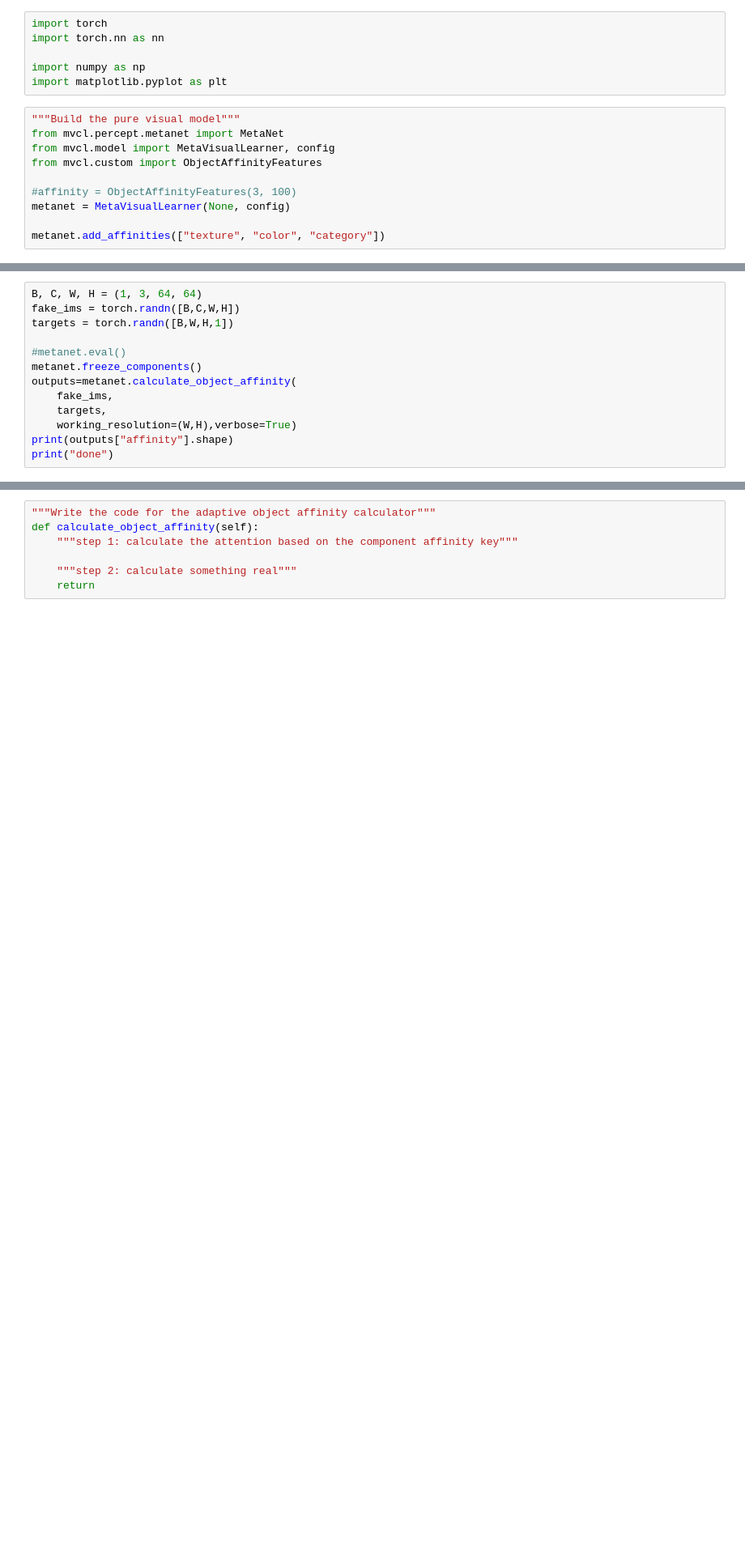
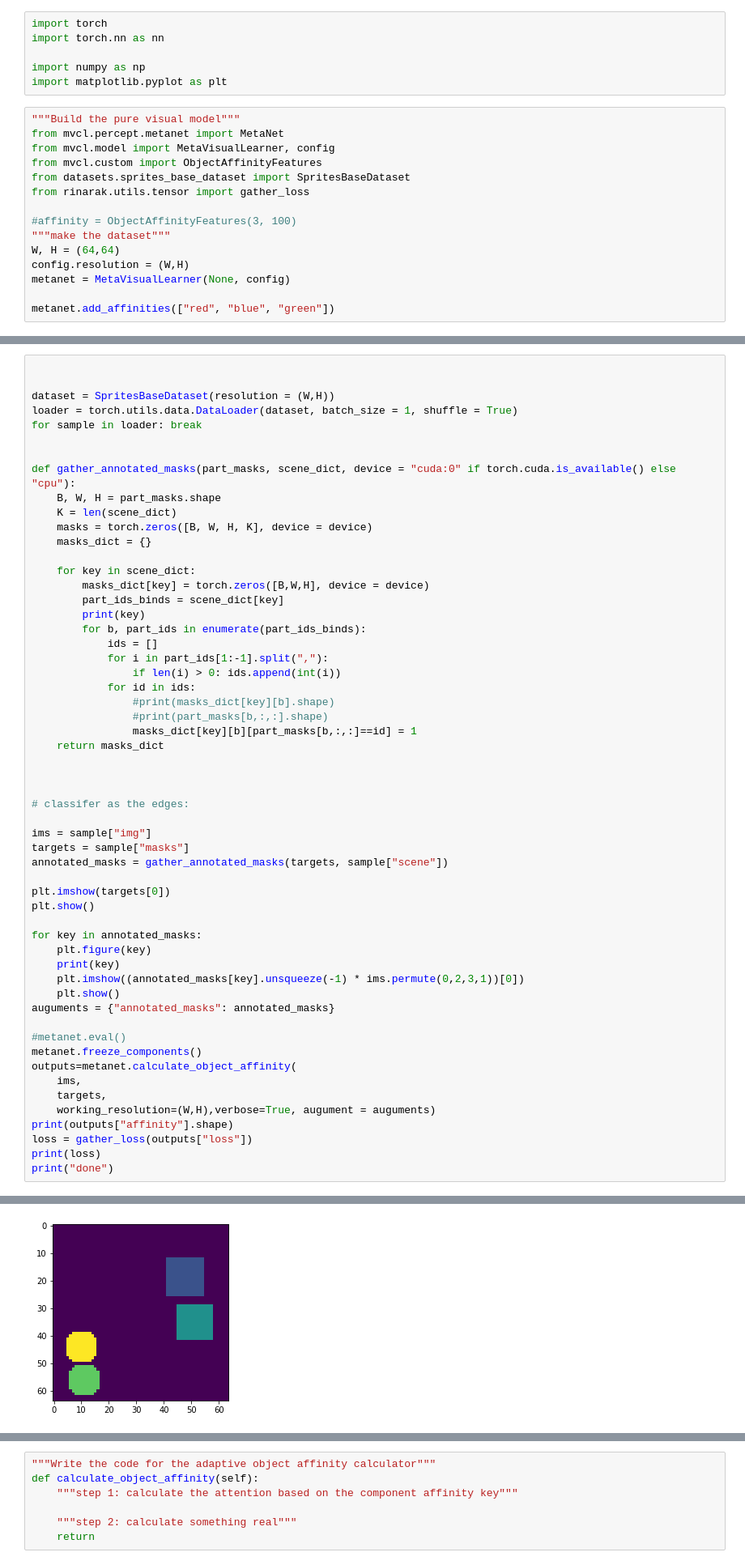
Before and after one commit to ZongjingLi/GroupNet, a Jupyter notebook: pipeline.ipynb, the cells around one changed output, grey strips where cells are left out. Shown at 81% size. Cells and saved outputs as stored; diff of their text form; blank space fills up the shorter version.

```diff
--- a/pipeline.ipynb
+++ b/pipeline.ipynb
@@ -9,10 +9,15 @@ import matplotlib.pyplot as plt
 from mvcl.percept.metanet import MetaNet
 from mvcl.model import MetaVisualLearner, config
 from mvcl.custom import ObjectAffinityFeatures
+from datasets.sprites_base_dataset import SpritesBaseDataset
+from rinarak.utils.tensor import gather_loss
 
 #affinity = ObjectAffinityFeatures(3, 100)
+"""make the dataset"""
+W, H = (64,64)
+config.resolution = (W,H)
 metanet = MetaVisualLearner(None, config)
 
-metanet.add_affinities(["texture", "color", "category"])
+metanet.add_affinities(["red", "blue", "green"])
 # %% [output]
 [Taichi] version 1.7.0, llvm 15.0.7, commit 7b58b0ff, osx, python 3.9.13
@@ -20,13 +24,0 @@ metanet.add_affinities(["texture", "color", "category"])
-# %%
-B, C, W, H = (1, 3, 64, 64)
-fake_ims = torch.randn([B,C,W,H])
-targets = torch.randn([B,W,H,1])
-
-#metanet.eval()
-metanet.freeze_components()
-outputs=metanet.calculate_object_affinity(
-    fake_ims,
-    targets,
-    working_resolution=(W,H),verbose=True)
-print(outputs["affinity"].shape)
-print("done")
@@ -39,0 +25,57 @@ done
+# %%
+
+
+dataset = SpritesBaseDataset(resolution = (W,H))
+loader = torch.utils.data.DataLoader(dataset, batch_size = 1, shuffle = True)
+for sample in loader: break
+
+
+def gather_annotated_masks(part_masks, scene_dict, device = "cuda:0" if torch.cuda.is_available() else "cpu"):
+    B, W, H = part_masks.shape
+    K = len(scene_dict)
+    masks = torch.zeros([B, W, H, K], device = device)
+    masks_dict = {}
+
+    for key in scene_dict:
+        masks_dict[key] = torch.zeros([B,W,H], device = device)
+        part_ids_binds = scene_dict[key]
+        print(key)
+        for b, part_ids in enumerate(part_ids_binds):
+            ids = []
+            for i in part_ids[1:-1].split(","):
+                if len(i) > 0: ids.append(int(i))
+            for id in ids:
+                #print(masks_dict[key][b].shape)
+                #print(part_masks[b,:,:].shape)
+                masks_dict[key][b][part_masks[b,:,:]==id] = 1
+    return masks_dict
+
+
+
+# classifer as the edges:
+
+ims = sample["img"]
+targets = sample["masks"]
+annotated_masks = gather_annotated_masks(targets, sample["scene"])
+
+plt.imshow(targets[0])
+plt.show()
+
+for key in annotated_masks:
+    plt.figure(key)
+    print(key)
+    plt.imshow((annotated_masks[key].unsqueeze(-1) * ims.permute(0,2,3,1))[0])
+    plt.show()
+auguments = {"annotated_masks": annotated_masks}
+
+#metanet.eval()
+metanet.freeze_components()
+outputs=metanet.calculate_object_affinity(
+    ims,
+    targets,
+    working_resolution=(W,H),verbose=True, augument = auguments)
+print(outputs["affinity"].shape)
+loss = gather_loss(outputs["loss"])
+print(loss)
+print("done")
+# %% [output]
@@ -39,0 +90 @@ done
+[figure, added]
```
Also changed, not shown: parts of 3 cells of this notebook, 34 other files.
